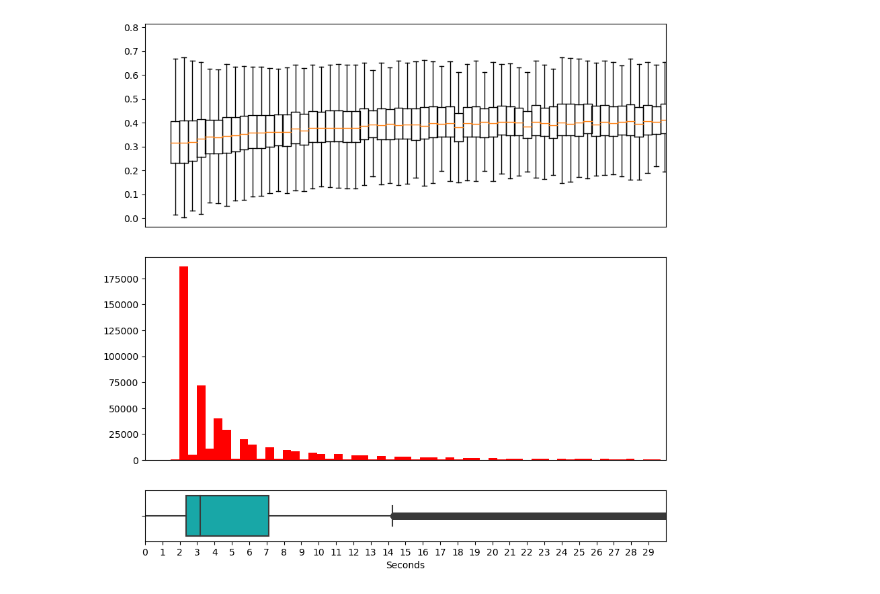
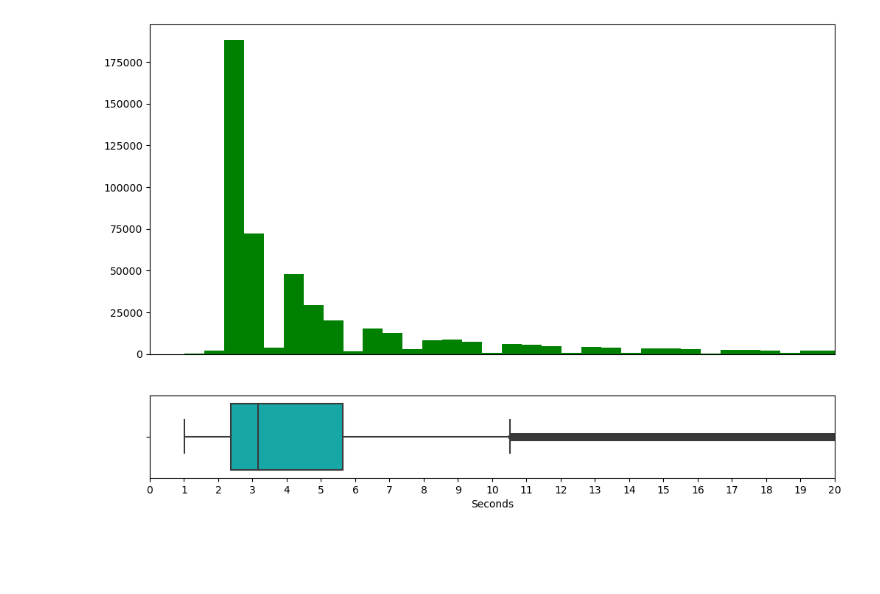
Before and after one commit to aungkonazim/labelling_timeseries, a Jupyter notebook: analyzing_window_col.ipynb, the cells around one changed output. Cells and saved outputs as stored; diff of their text form; code cells hidden in the pictures; blank space fills up the shorter version.

```diff
--- a/analyzing_window_col.ipynb
+++ b/analyzing_window_col.ipynb
@@ -8,7 +8,6 @@ from scipy.stats import skew
 import matplotlib.pyplot as plt
 %matplotlib inline
 def get_metric(x):
-#     return np.std(np.abs(signal.hilbert(x)))
     f,pxx = signal.welch(x,fs=25,nperseg=50)
     pxx = np.abs(pxx)
     pxx = pxx/max(pxx)
@@ -30,74 +29,72 @@ duration_col = []
 std_col = []
 std_col1 = []
 for a in window_col:
-    if (a[-1,0]-a[0,0])/1000<10*60:
+    if 1<=(a[-1,0]-a[0,0])/1000<=30:
         tmp = get_metric(a[:,4])
-#         if tmp==0:
-#             continue
         duration_col.append((a[-1,0]-a[0,0])/1000)
         a[:,5:8] = a[:,5:8]*2/16384
-#         print(np.sqrt(np.sum(np.power(np.std(a[:,5:8],axis=1),2))).shape)
         std_col1.append(np.sqrt(np.sum(np.power(np.std(a[:,5:8],axis=0),2))))
         std_col.append(tmp)
 #         std_col.append(skew(a[:,4]))
 # %%
 import numpy as np
 duration_col1 = np.array(duration_col)
-std_col = np.array(std_col)
-std_col1 = np.array(std_col1)
+# std_col = np.array(std_col)
+# std_col1 = np.array(std_col1)
 # duration_col1 = duration_col1[duration_col1<30]
 %matplotlib inline
 import matplotlib.pyplot as plt
 import matplotlib
 # matplotlib.style('ggplot')
 plt.style.use('default')
 import seaborn as sns
-fig,ax = plt.subplots(figsize=(10,10),nrows=3, ncols=1,sharex=False,gridspec_kw={'height_ratios': [4,4, 1]})
+fig,ax = plt.subplots(figsize=(12,8),nrows=2, ncols=1,sharex=False,gridspec_kw={'height_ratios': [4,1]})
 # ax[0].scatter(duration_col1,std_col1)
 # ax[0].hist(duration_col1[np.where(std_col>.7)[0]],bins=200)
 # ax[0].hist(duration_col1[np.where(std_col<.15)[0]],bins=200)
-n,bins,patches = ax[1].hist(duration_col1,bins=1200,color="r",alpha=1)
+n,bins,patches = ax[0].hist(duration_col1,bins=50,color="g",alpha=1)
 # sns.scatterplot(x=duration_col1, y=std_col1,ax=ax[0])
-x = []
-y = []
-y1 = []
-for i in range(0,len(bins)-1,1):
-    if (bins[i]+bins[i+1])/2 < 1.5:
-        continue
-    x.append((bins[i]+bins[i+1])/2)
-    y.append(std_col[np.where((duration_col1>=bins[i])&(duration_col1<bins[i+1]))[0]])
-    y1.append(std_col1[np.where((duration_col1>=bins[i])&(duration_col1<bins[i+1]))[0]])
+# x = []
+# y = []
+# y1 = []
+# for i in range(0,len(bins)-1,1):
+#     if (bins[i]+bins[i+1])/2 < 1.5:
+#         continue
+#     x.append((bins[i]+bins[i+1])/2)
+#     y.append(std_col[np.where((duration_col1>=bins[i])&(duration_col1<bins[i+1]))[0]])
+#     y1.append(std_col1[np.where((duration_col1>=bins[i])&(duration_col1<bins[i+1]))[0]])
 # ax[0].boxplot(y1,positions=x,showfliers=False)
-ax[0].boxplot(y,positions=x,showfliers=False)
+# ax[0].boxplot(y,positions=x,showfliers=False)
 # ax[0].scatter(duration_col1,std_col)
 # sns.jointplot(x=duration_col1, y=np.array(std_col1),kind='kde',ax=ax[0])
 # g = sns.JointGrid(x=duration_col1, y=np.array(std_col))            # Initiate multi-plot
 # g.plot_joint(sns.kdeplot,ax=ax[0])
     # ax[0].set_ylim([0,60000])
-ax[1].set_xlim([0,30])
-# plt.setp(ax[1], xticks=[i for i in range(30)],
-#          xticklabels=[str(i) for i in range(30)])
-plt.setp(ax[2],xticks=[i for i in range(30)],
+ax[0].set_xlim([0,30])
+# plt.setp(ax[0], xticks=[i for i in range(30)],
+#          xticklabels=[str(np.round(i)) for i in range(30)])
+plt.setp(ax[1],xticks=[i for i in range(30)],
          xticklabels=[str(i) for i in range(30)],xlabel='Seconds')
 # plt.setp(ax[2], xticks=[i for i in range(30)],
 #          xticklabels=[str(i) for i in range(30)])
-ax[0].set_xlim([0,30])
+ax[0].set_xlim([0,20])
+ax[1].set_xlim([0,20])
 # ax[0].set_xlim([0,30])
 ax[0].set_xticks([])
 # ax[0].set_xticks([])
-ax[1].set_xticks([])
+# ax[1].set_xticks([])
 # ax[0].set_xticks([])
 # ax[2].set_xlabel('Histogram of Segment durations in seconds,Boxplot below shows the Percentiles')
 # ax[2].set_ylabel('No. of Segments')
-ax[2].set_xlim([0,30])
-sns.boxplot([duration_col1], ax=ax[2],color='c',showfliers=True)
+# ax[2].set_xlim([0,30])
+sns.boxplot([duration_col1], ax=ax[1],color='c',showfliers=True)
 # sns.kdeplot(duration_col1,bw=3, ax=ax[1],color='c',shade=True)
-plt.savefig('./data_saved/relative_peak_power_dist23.pdf',dps=1000)
+plt.savefig('./data_saved/relative_peak_power_dist23.pdf',dps=10000)
 # plt.savefig('./data_saved/relative_peak_power_dist22.eps',dps=20000000)
 # plt.legend()
 plt.show()
 # %% [output]
-[figure, old version]
+[figure, new version]
 # %%
 fig = plt.figure()
 ax1 = fig.add_axes(duration_col,xticklabels=[])
```
Also changed, not shown: parts of 4 cells of this notebook, 5 other files.
